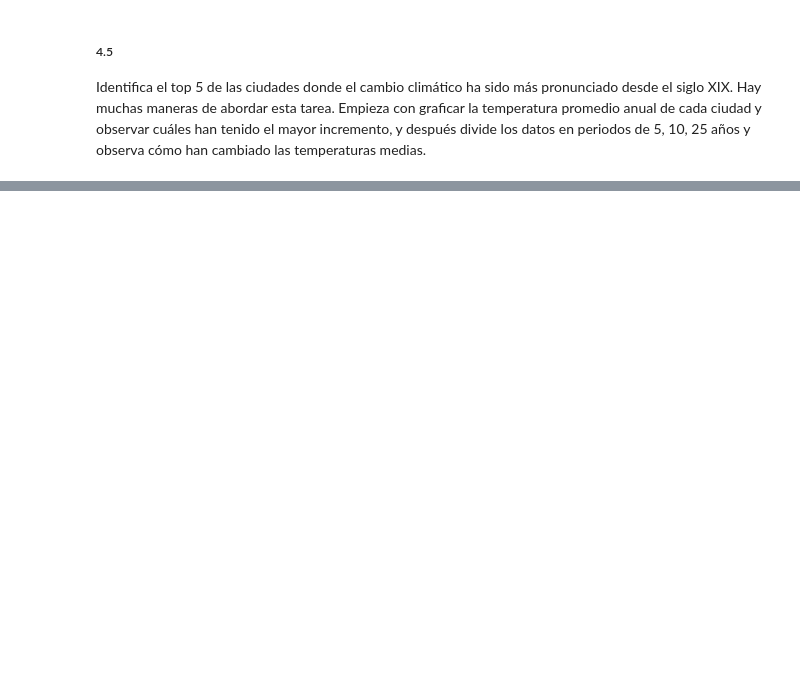
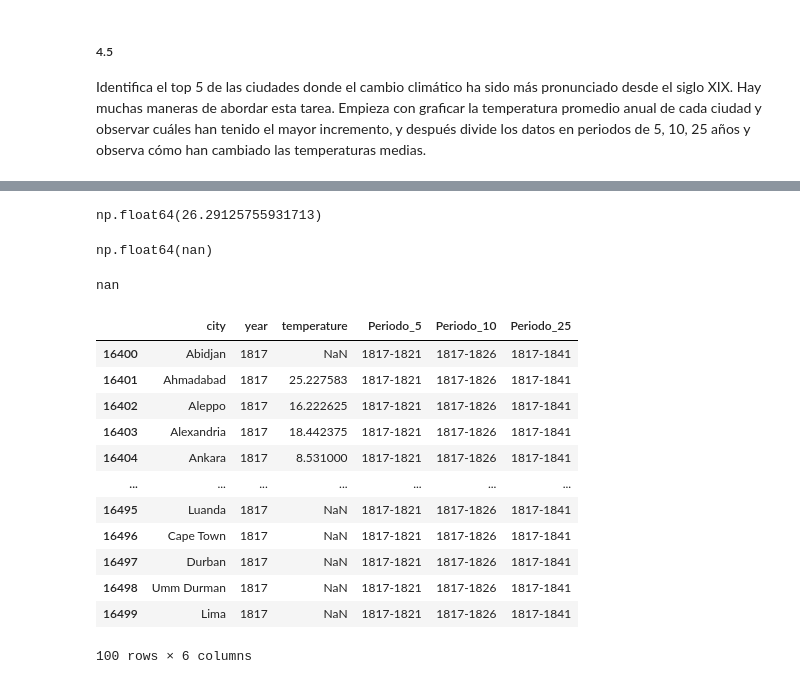
Before and after one commit to RodrigoRiveraRico/data_science_FCiencias, a Jupyter notebook: Clase_3/Clase_3.ipynb, the cells around one changed output, grey strips where cells are left out. Cells and saved outputs as stored; diff of their text form; code cells hidden in the pictures; blank space fills up the shorter version.

```diff
--- a/Clase_3/Clase_3.ipynb
+++ b/Clase_3/Clase_3.ipynb
@@ -409,0 +430,28 @@ Identifica el top 5 de las ciudades donde el cambio climático ha sido más pron
+# %%
+df_long[(df_long['city']=='Abidjan') & (df_long['Periodo_25']=='1842-1866')]['temperature'].mean()
+# %% [output]
+np.float64(26.29125755931713)
+# %%
+df_long[(df_long['city']=='Abidjan') & (df_long['Periodo_25']=='1842-1866')]['temperature'].mean(skipna=False)
+# %% [output]
+np.float64(nan)
+# %%
+pd.Series([np.nan,np.nan,np.nan]).mean()
+# %% [output]
+nan
+# %%
+df_long[df_long['year']==1817]
+# %% [output]
+|  | city | year | temperature | Periodo_5 | Periodo_10 | Periodo_25 |
+| 16400 | Abidjan | 1817 | NaN | 1817-1821 | 1817-1826 | 1817-1841 |
+| 16401 | Ahmadabad | 1817 | 25.227583 | 1817-1821 | 1817-1826 | 1817-1841 |
+| 16402 | Aleppo | 1817 | 16.222625 | 1817-1821 | 1817-1826 | 1817-1841 |
+| 16403 | Alexandria | 1817 | 18.442375 | 1817-1821 | 1817-1826 | 1817-1841 |
+| 16404 | Ankara | 1817 | 8.531000 | 1817-1821 | 1817-1826 | 1817-1841 |
+| ... | ... | ... | ... | ... | ... | ... |
+| 16495 | Luanda | 1817 | NaN | 1817-1821 | 1817-1826 | 1817-1841 |
+| 16496 | Cape Town | 1817 | NaN | 1817-1821 | 1817-1826 | 1817-1841 |
+| 16497 | Durban | 1817 | NaN | 1817-1821 | 1817-1826 | 1817-1841 |
+| 16498 | Umm Durman | 1817 | NaN | 1817-1821 | 1817-1826 | 1817-1841 |
+| 16499 | Lima | 1817 | NaN | 1817-1821 | 1817-1826 | 1817-1841 |
+100 rows × 6 columns
```
Also changed, not shown: parts of 25 cells of this notebook.
